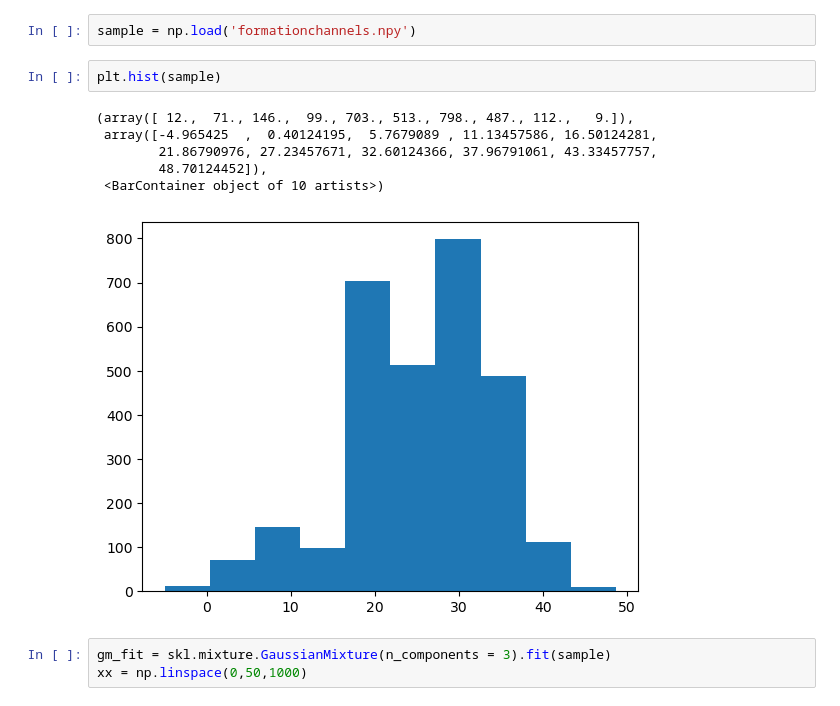
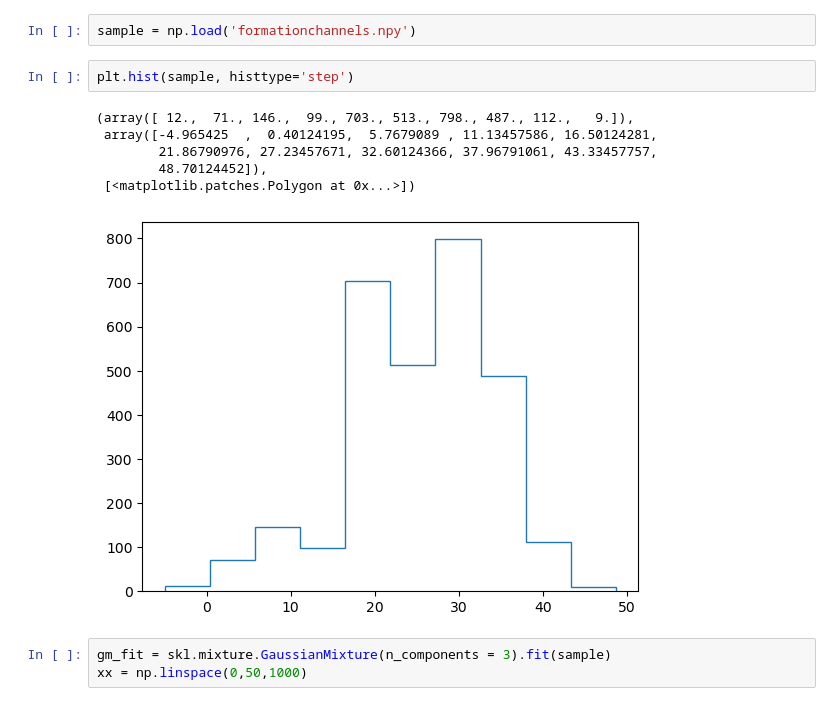
Before and after one commit to FedericoRivano/astrostatistics_bicocca_2026, a Jupyter notebook: working/Es06.ipynb, the cells around one changed output. Drawn from its saved outputs; the diff is of its cells as text.

Commit message:
cazzatine aggiunte a hists di Es06

```diff
--- a/working/Es06.ipynb
+++ b/working/Es06.ipynb
@@ -6,14 +6,14 @@ import scipy.stats as sp
 # %%
 sample = np.load('formationchannels.npy')
 # %%
-plt.hist(sample)
+plt.hist(sample, histtype='step')
 # %% [output]
 (array([ 12.,  71., 146.,  99., 703., 513., 798., 487., 112.,   9.]),
  array([-4.965425  ,  0.40124195,  5.7679089 , 11.13457586, 16.50124281,
         21.86790976, 27.23457671, 32.60124366, 37.96791061, 43.33457757,
         48.70124452]),
- <BarContainer object of 10 artists>)
+ [<matplotlib.patches.Polygon at 0x...>])
-[figure, old version]
+[figure, new version]
 # %%
 gm_fit = skl.mixture.GaussianMixture(n_components = 3).fit(sample)
 xx = np.linspace(0,50,1000)
```
Also changed, not shown: parts of 5 cells of this notebook.
